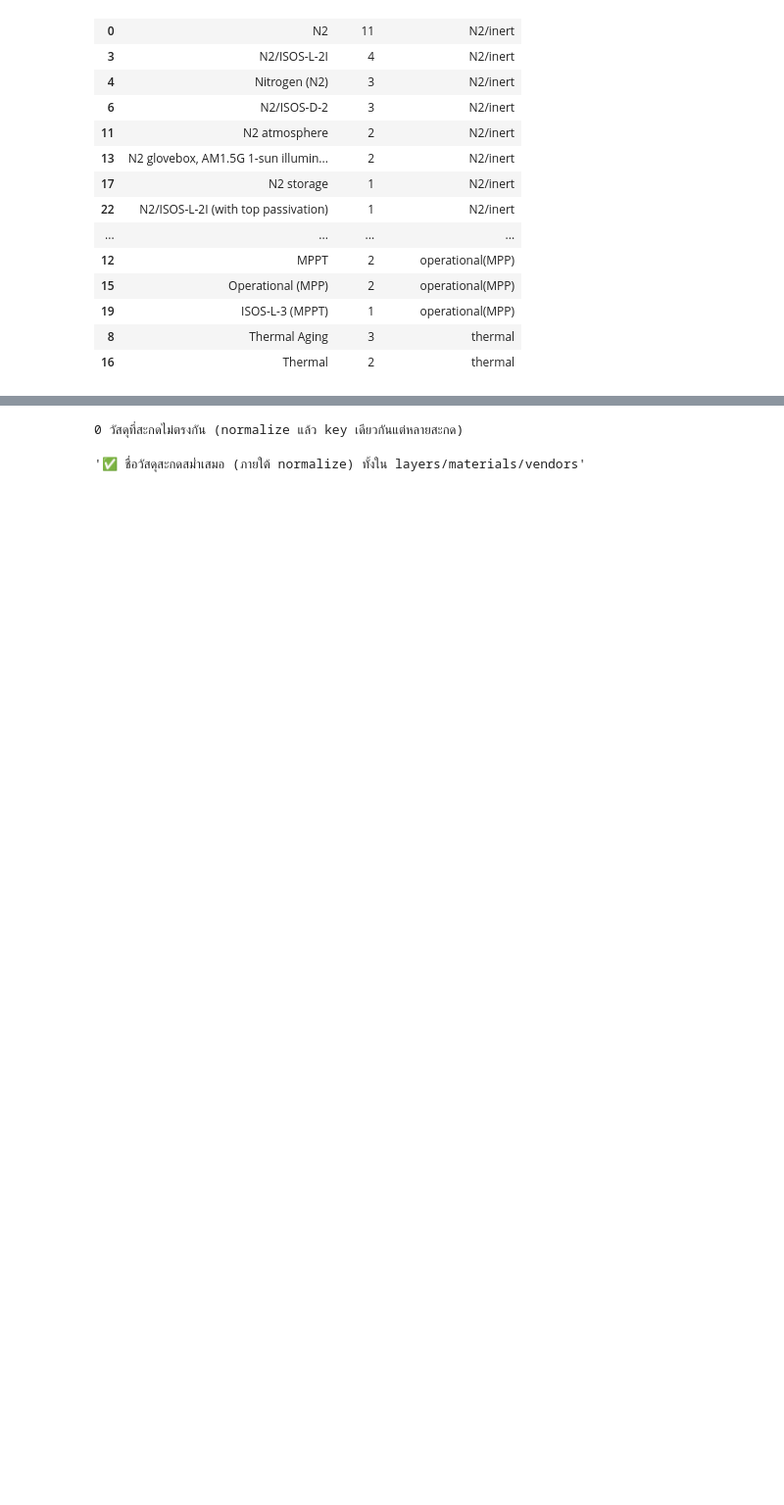
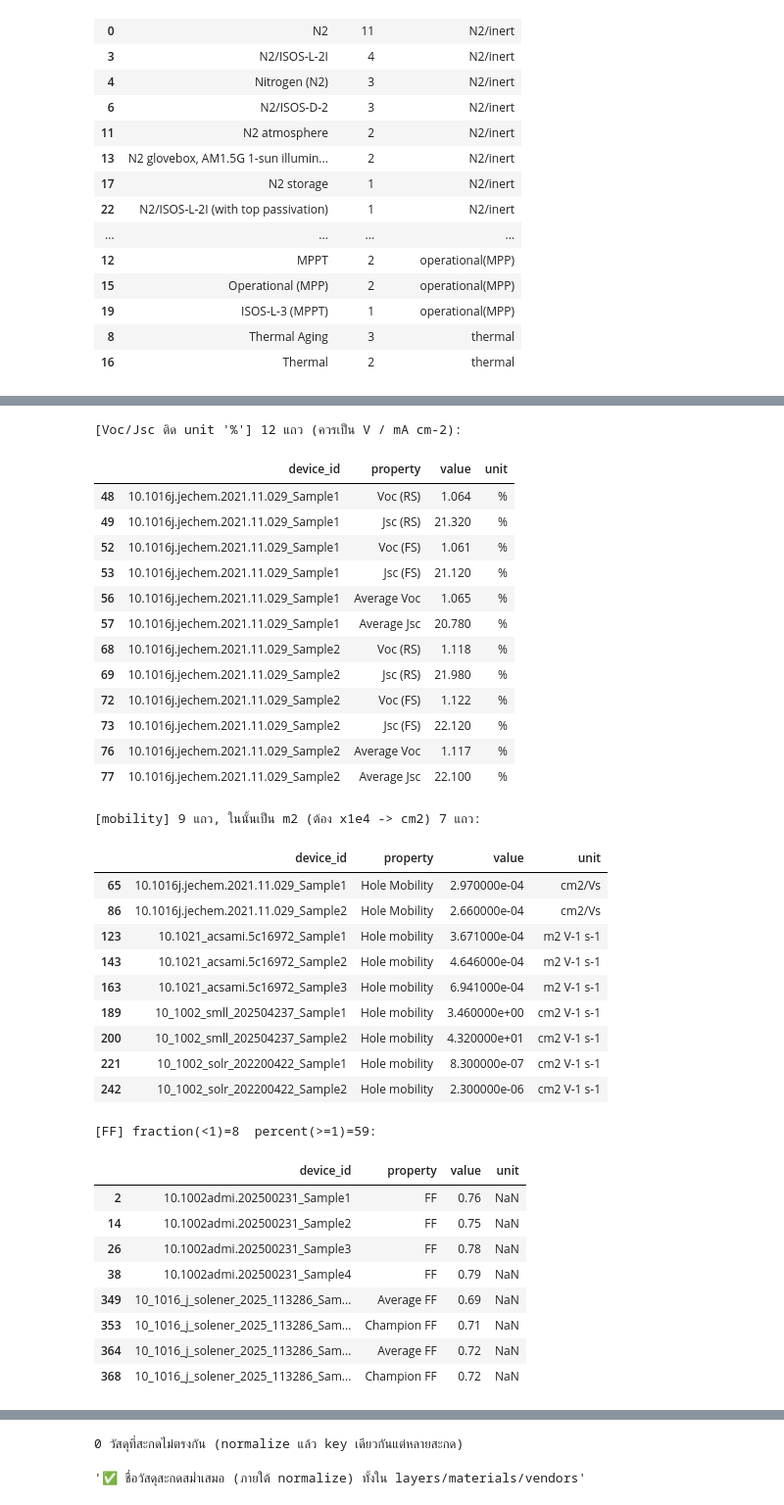
Before and after one commit to NiOx-based-Perovskite-Solar-Cell/Perovskite-Research, a Jupyter notebook: notebooks/column_audit.ipynb, the cells around one changed output, grey strips where cells are left out. Shown at 98% size. Cells and saved outputs as stored; diff of their text form; code cells hidden in the pictures; blank space fills up the shorter version.

```diff
--- a/notebooks/column_audit.ipynb
+++ b/notebooks/column_audit.ipynb
@@ -547,0 +639,51 @@ edf.sort_values(["atmosphere","count"], ascending=[True,False])
+# %%
+mislabel = pp[(pp["u"]=="%") & (pp["metric"].isin(["Voc","Jsc"]))][["device_id","property","value","unit"]]
+print(f"[Voc/Jsc ติด unit '%'] {len(mislabel)} แถว (ควรเป็น V / mA cm-2):")
+display(mislabel)
+
+mob = pp[pp["metric"]=="mobility"][["device_id","property","value","unit"]]
+mob_m2 = mob[mob["unit"].astype(str).str.contains("m2 V", na=False)]
+print(f"[mobility] {len(mob)} แถว, ในนั้นเป็น m2 (ต้อง x1e4 -> cm2) {len(mob_m2)} แถว:")
+display(mob)
+
+ffm = pp[pp["metric"]=="FF"].copy()
+ffm["v"] = pd.to_numeric(ffm["value"], errors="coerce")
+ff_frac = ffm[ffm["v"]<1][["device_id","property","value","unit"]]
+print(f"[FF] fraction(<1)={int((ffm['v']<1).sum())}  percent(>=1)={int((ffm['v']>=1).sum())}:")
+display(ff_frac)
+# %% [output]
+[Voc/Jsc ติด unit '%'] 12 แถว (ควรเป็น V / mA cm-2):
+|  | device_id | property | value | unit |
+| 48 | 10.1016j.jechem.2021.11.029_Sample1 | Voc (RS) | 1.064 | % |
+| 49 | 10.1016j.jechem.2021.11.029_Sample1 | Jsc (RS) | 21.320 | % |
+| 52 | 10.1016j.jechem.2021.11.029_Sample1 | Voc (FS) | 1.061 | % |
+| 53 | 10.1016j.jechem.2021.11.029_Sample1 | Jsc (FS) | 21.120 | % |
+| 56 | 10.1016j.jechem.2021.11.029_Sample1 | Average Voc | 1.065 | % |
+| 57 | 10.1016j.jechem.2021.11.029_Sample1 | Average Jsc | 20.780 | % |
+| 68 | 10.1016j.jechem.2021.11.029_Sample2 | Voc (RS) | 1.118 | % |
+| 69 | 10.1016j.jechem.2021.11.029_Sample2 | Jsc (RS) | 21.980 | % |
+| 72 | 10.1016j.jechem.2021.11.029_Sample2 | Voc (FS) | 1.122 | % |
+| 73 | 10.1016j.jechem.2021.11.029_Sample2 | Jsc (FS) | 22.120 | % |
+| 76 | 10.1016j.jechem.2021.11.029_Sample2 | Average Voc | 1.117 | % |
+| 77 | 10.1016j.jechem.2021.11.029_Sample2 | Average Jsc | 22.100 | % |
+[mobility] 9 แถว, ในนั้นเป็น m2 (ต้อง x1e4 -> cm2) 7 แถว:
+|  | device_id | property | value | unit |
+| 65 | 10.1016j.jechem.2021.11.029_Sample1 | Hole Mobility | 2.970000e-04 | cm2/Vs |
+| 86 | 10.1016j.jechem.2021.11.029_Sample2 | Hole Mobility | 2.660000e-04 | cm2/Vs |
+| 123 | 10.1021_acsami.5c16972_Sample1 | Hole mobility | 3.671000e-04 | m2 V-1 s-1 |
+| 143 | 10.1021_acsami.5c16972_Sample2 | Hole mobility | 4.646000e-04 | m2 V-1 s-1 |
+| 163 | 10.1021_acsami.5c16972_Sample3 | Hole mobility | 6.941000e-04 | m2 V-1 s-1 |
+| 189 | 10_1002_smll_202504237_Sample1 | Hole mobility | 3.460000e+00 | cm2 V-1 s-1 |
+| 200 | 10_1002_smll_202504237_Sample2 | Hole mobility | 4.320000e+01 | cm2 V-1 s-1 |
+| 221 | 10_1002_solr_202200422_Sample1 | Hole mobility | 8.300000e-07 | cm2 V-1 s-1 |
+| 242 | 10_1002_solr_202200422_Sample2 | Hole mobility | 2.300000e-06 | cm2 V-1 s-1 |
+[FF] fraction(<1)=8  percent(>=1)=59:
+|  | device_id | property | value | unit |
+| 2 | 10.1002admi.202500231_Sample1 | FF | 0.76 | NaN |
+| 14 | 10.1002admi.202500231_Sample2 | FF | 0.75 | NaN |
+| 26 | 10.1002admi.202500231_Sample3 | FF | 0.78 | NaN |
+| 38 | 10.1002admi.202500231_Sample4 | FF | 0.79 | NaN |
+| 349 | 10_1016_j_solener_2025_113286_Sam... | Average FF | 0.69 | NaN |
+| 353 | 10_1016_j_solener_2025_113286_Sam... | Champion FF | 0.71 | NaN |
+| 364 | 10_1016_j_solener_2025_113286_Sam... | Average FF | 0.72 | NaN |
+| 368 | 10_1016_j_solener_2025_113286_Sam... | Champion FF | 0.72 | NaN |
```
Also changed, not shown: parts of 12 cells of this notebook, 3 other files.
